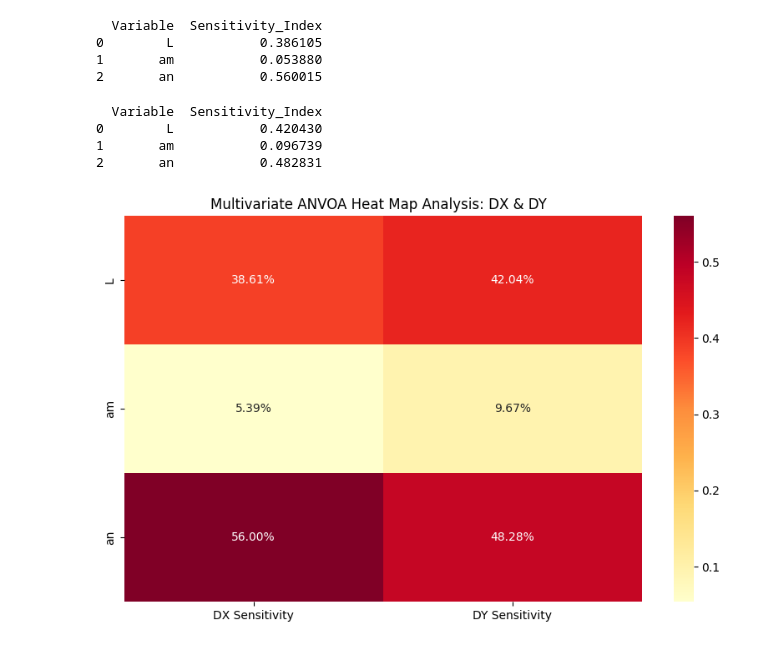
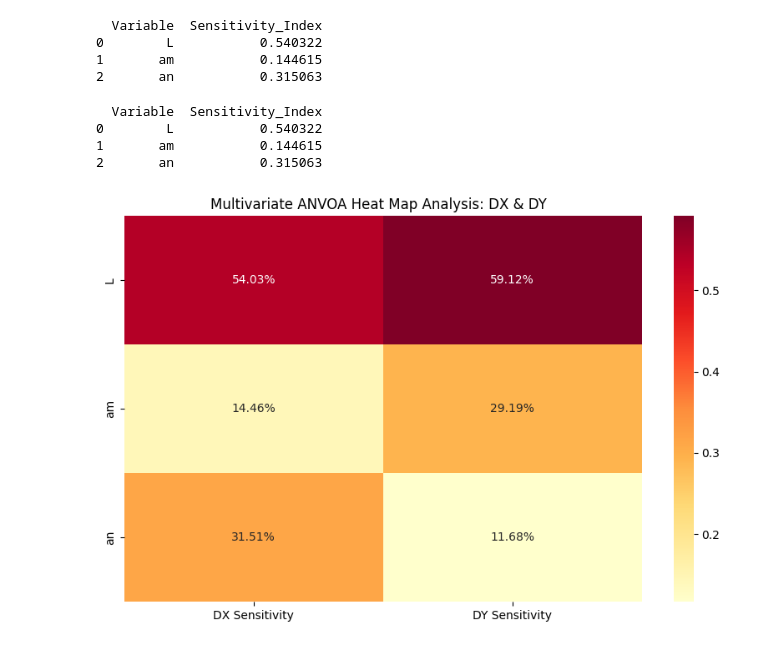
Before and after one commit to JonathanS1212/MECH390, a Jupyter notebook: DOE/Jonathan.ipynb, the cells around one changed output. Saved outputs shown, nothing was run; the diff lists cells and outputs as text; code cells hidden in the pictures.

```diff
--- a/DOE/Jonathan.ipynb
+++ b/DOE/Jonathan.ipynb
@@ -8,11 +7,11 @@ import matplotlib.pyplot as plt
 import seaborn as sns #heat map
 from scipy.stats import pearsonr
 # %%
-Range = np.power(2,6)
+Range = 100
 # %%
-L_range = L_range = np.round(np.linspace(0.15, 1.5, num=Range), 4)
-am_range = am_range = np.round(np.linspace(np.pi/2, 1.396, num=Range), 4)
-an_range = np.round(np.linspace(0.087, np.pi/2, num=Range), 4)
+L_range = np.linspace(0, 1.5, num=Range)
+am_range = np.linspace(1.33, np.pi/2, num=Range)
+an_range = np.linspace(0.55*np.pi/2, 0.3*np.pi/2, num=Range)
 
 L_grid, am_grid, an_grid = np.meshgrid(L_range, am_range, an_range)
 # %%
@@ -29,21 +28,23 @@ def dy(L,am,an):
 df = pd.DataFrame({
     'L': L_grid.ravel(),
     'am': am_grid.ravel(),
-    'an': an_grid.ravel()
+    'an': an_grid.ravel() #.ravel() flattens the 3D arrays into 1D arrays for DataFrame creation
 })
-cols = df.select_dtypes(include='number').columns
-df[cols] = df[cols].round(3)
 
 df['DX']=dx(df['L'],df['am'],df['an'])
 df['DY']=dy(df['L'],df['am'],df['an'])
+df_filtered = df[df['DX'] > 0.24999].copy()
 
-model = smf.ols('DX ~ L + am + an + L:am + L:an + am:an', data=df).fit()
-anova_table = sm.stats.anova_lm(model, typ=2)
-anova_table['perc_contrib'] = 100 * anova_table['sum_sq'] / anova_table['sum_sq'].sum()
-print(anova_table)
+# Count the original total (64^3 = 262,144)
+total_rows = len(df)
 
-maov = MANOVA.from_formula('DX + DY ~ L + am + an', data=df)
-mv_test=maov.mv_test()
+# Count the rows that passed the filter (DX > 0.250)
+valid_rows = len(df_filtered)
 
-print(maov.mv_test())
+# The difference is the count of rows below or equal to 0.249
+rows_below_250 = total_rows - valid_rows
+
+print(f"Total combinations: {total_rows}")
+print(f"Rows > 0.250: {valid_rows}")
+print(f"Rows <= 0.250 (Excluded): {rows_below_250}")
 # %% [output]
@@ -75,8 +113,8 @@ def sensitivity(inputs, output):
     S = np.array(S)
     return S / S.sum()
 
-inputs = df[['L', 'am', 'an']].values
-output_dx = df['DX'].values
+inputs = df_filtered[['L', 'am', 'an']].values
+output_dx = df_filtered['DX'].values
 
 # Run your sensitivity function
 s_indices = sensitivity(inputs, output_dx)
@@ -90,9 +128,9 @@ sensitivity_df = pd.DataFrame({
 print(sensitivity_df)
 # %% [output]
   Variable  Sensitivity_Index
-0        L           0.386105
-1       am           0.053880
-2       an           0.560015
+0        L           0.540322
+1       am           0.144615
+2       an           0.315063
 # %%
 #sensitivity DY
 
@@ -104,11 +142,11 @@ def sensitivity(inputs, output):
     S = np.array(S)
     return S / S.sum()
 
-inputs = df[['L', 'am', 'an']].values
+inputs = df_filtered[['L', 'am', 'an']].values
 output_dy = df['DY'].values
 
 # Run your sensitivity function
-s_indices = sensitivity(inputs, output_dy)
+s_indices = sensitivity(inputs, output_dx)
 
 # Create a clean summary
 sensitivity_df = pd.DataFrame({
@@ -119,29 +157,29 @@ sensitivity_df = pd.DataFrame({
 print(sensitivity_df)
 # %% [output]
   Variable  Sensitivity_Index
-0        L           0.420430
-1       am           0.096739
-2       an           0.482831
+0        L           0.540322
+1       am           0.144615
+2       an           0.315063
 # %%
 
 # 1. Define inputs for the filtered data
 ivs = ['L', 'am', 'an']
-X_data = df[ivs].values
+X_data = df_filtered[ivs].values
 
 # 2. Run your sensitivity function for both targets
-sens_dx = sensitivity(X_data, df['DX'].values)
-sens_dy = sensitivity(X_data, df['DY'].values)
+sens_dx = sensitivity(X_data, df_filtered['DX'].values)
+sens_dy = sensitivity(X_data, df_filtered['DY'].values)
 
 # 3. Create a comparison DataFrame
 comparison_df = pd.DataFrame({
     'DX Sensitivity': sens_dx,
     'DY Sensitivity': sens_dy
 }, index=ivs)
 
 # 4. Visualization
 plt.figure(figsize=(10, 6))
 sns.heatmap(comparison_df, annot=True, fmt=".2%", cmap='YlOrRd')
 plt.title('Multivariate ANVOA Heat Map Analysis: DX & DY  ')
 plt.show()
 # %% [output]
-[figure, old version]
+[figure, new version]
```
Also changed, not shown: parts of 8 cells of this notebook, 15 other files.
